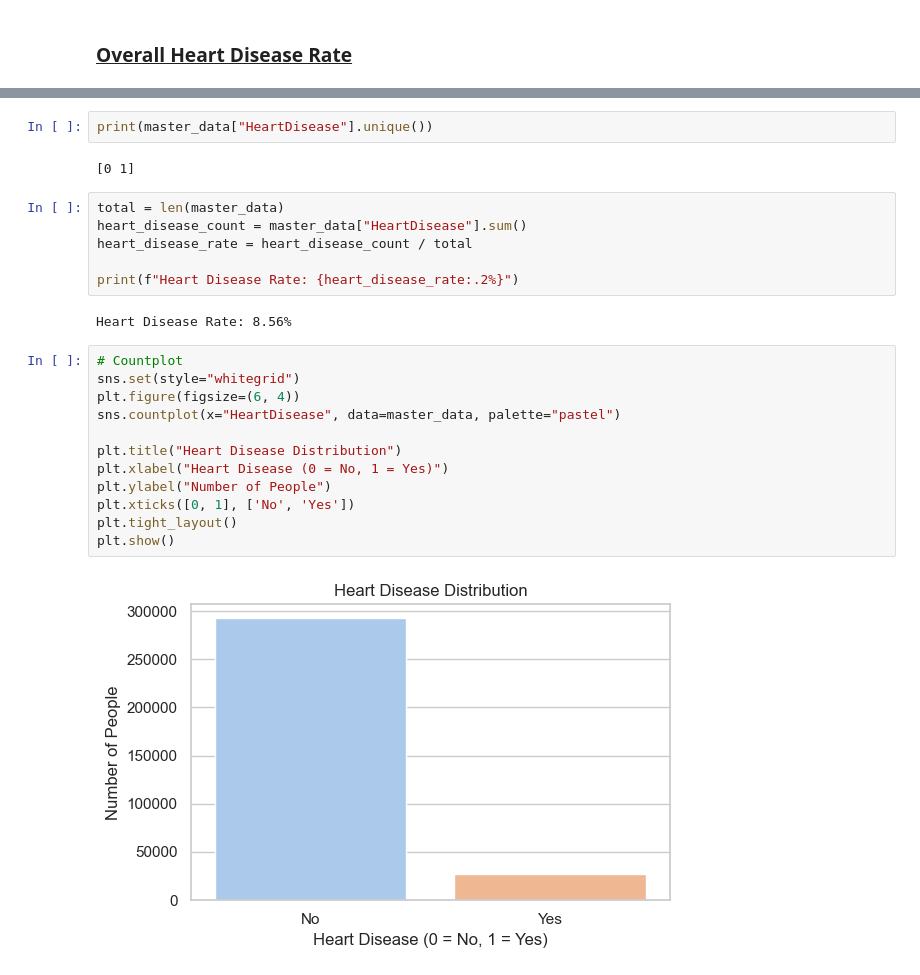
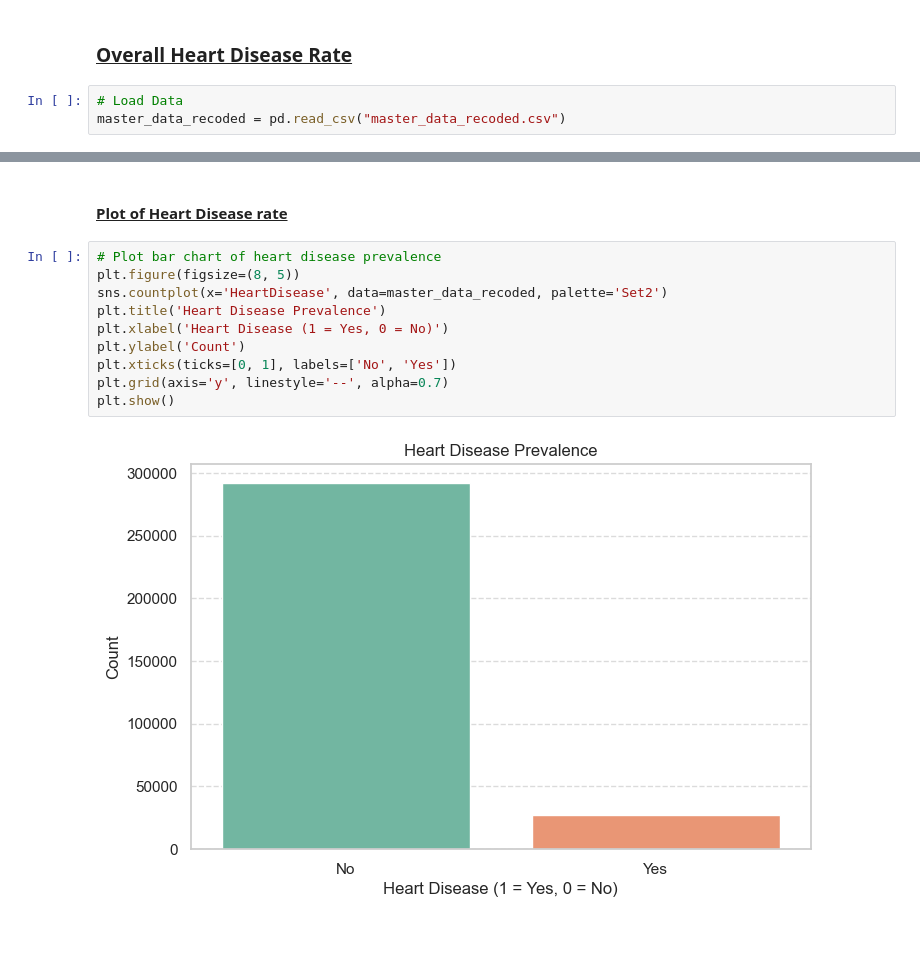
Before and after one commit to kochezz/heart-disease-prediction-BLR, a Jupyter notebook: notebooks/01_EDA.ipynb, the cells around one changed output, grey strips where cells are left out. Drawn from its saved outputs; the diff is of its cells as text; blank space fills up the shorter version.

```diff
--- a/notebooks/01_EDA.ipynb
+++ b/notebooks/01_EDA.ipynb
@@ -362,5 +401,8 @@ Name: count, dtype: int64
 # %% [markdown]
 ### <ins>Overall Heart Disease Rate</ins>
+# %%
+# Load Data
+master_data_recoded = pd.read_csv("master_data_recoded.csv")
 # %%
 # Preview structure to reveal how many people have (1) and do not have (0) heart disease.
 
@@ -386,26 +428,14 @@ Name: HeartDisease, dtype: int64
-# %%
-print(master_data["HeartDisease"].unique())
-# %% [output]
-[0 1]
-# %%
-total = len(master_data)
-heart_disease_count = master_data["HeartDisease"].sum()
-heart_disease_rate = heart_disease_count / total
-
-print(f"Heart Disease Rate: {heart_disease_rate:.2%}")
-# %% [output]
-Heart Disease Rate: 8.56%
-# %%
-# Countplot
-sns.set(style="whitegrid")
-plt.figure(figsize=(6, 4))
-sns.countplot(x="HeartDisease", data=master_data, palette="pastel")
-
-plt.title("Heart Disease Distribution")
-plt.xlabel("Heart Disease (0 = No, 1 = Yes)")
-plt.ylabel("Number of People")
-plt.xticks([0, 1], ['No', 'Yes'])
-plt.tight_layout()
-plt.show()
-# %% [output]
-[figure, removed]
+# %% [markdown]
+#### <ins>Plot of Heart Disease rate</ins>
+# %%
+# Plot bar chart of heart disease prevalence
+plt.figure(figsize=(8, 5))
+sns.countplot(x='HeartDisease', data=master_data_recoded, palette='Set2')
+plt.title('Heart Disease Prevalence')
+plt.xlabel('Heart Disease (1 = Yes, 0 = No)')
+plt.ylabel('Count')
+plt.xticks(ticks=[0, 1], labels=['No', 'Yes'])
+plt.grid(axis='y', linestyle='--', alpha=0.7)
+plt.show()
+# %% [output]
+[figure, added]
```
Also changed, not shown: parts of 20 cells of this notebook, 1 other file.
